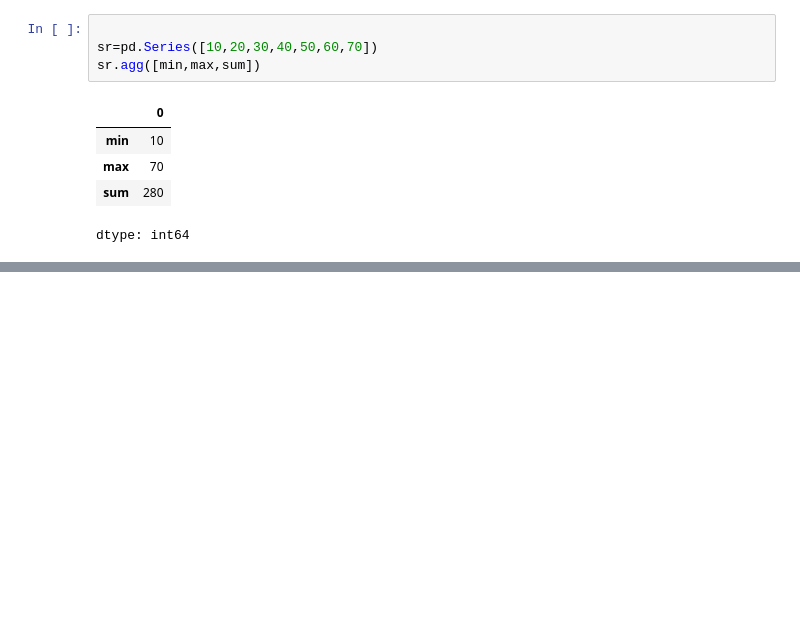
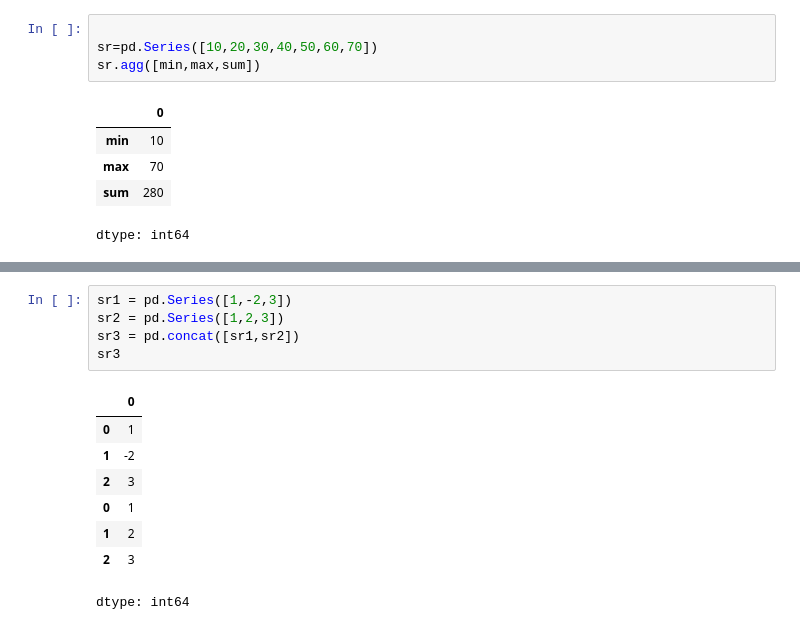
Before and after one commit to Harikaharu/DataScience, a Jupyter notebook: pandas/pandas_1.ipynb, the cells around one changed output, grey strips where cells are left out. Cells and saved outputs as stored; diff of their text form; blank space fills up the shorter version.

```diff
--- a/pandas/pandas_1.ipynb
+++ b/pandas/pandas_1.ipynb
@@ -96,0 +110,14 @@ dtype: int64
+# %%
+sr1 = pd.Series([1,-2,3])
+sr2 = pd.Series([1,2,3])
+sr3 = pd.concat([sr1,sr2])
+sr3
+# %% [output]
+|  | 0 |
+| 0 | 1 |
+| 1 | -2 |
+| 2 | 3 |
+| 0 | 1 |
+| 1 | 2 |
+| 2 | 3 |
+dtype: int64
```
Also changed, not shown: parts of 12 cells of this notebook.
